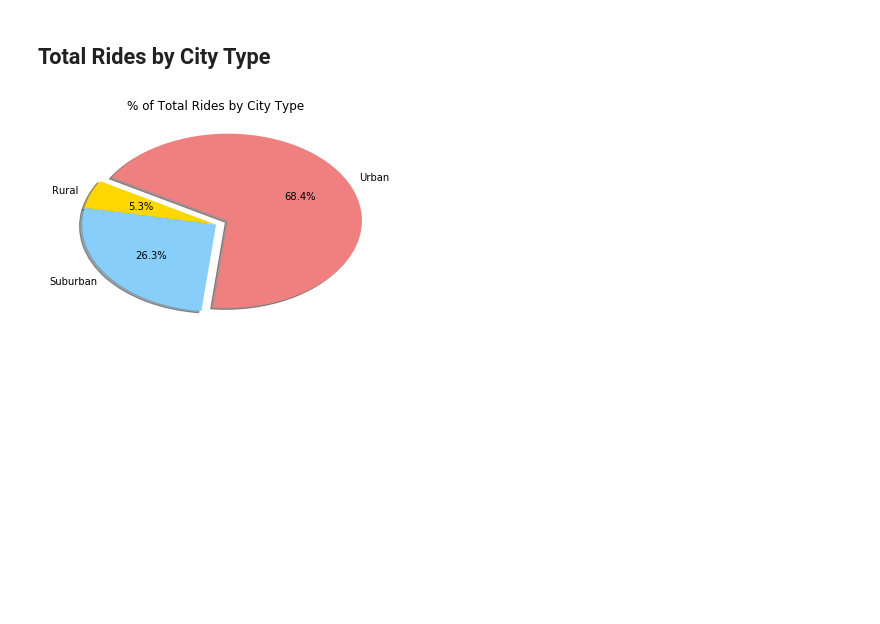
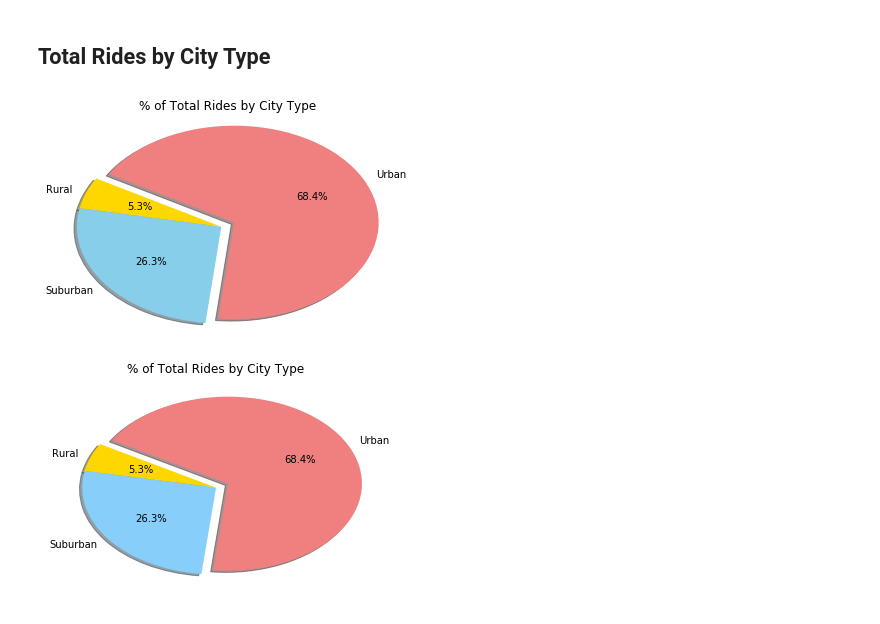
Before and after one commit to ppainuly/Pyber, a Jupyter notebook: pyber_starter.ipynb, the cells around one changed output. Saved outputs shown, nothing was run; the diff lists cells and outputs as text; code cells hidden in the pictures; blank space fills up the shorter version.

```diff
--- a/pyber_starter.ipynb
+++ b/pyber_starter.ipynb
@@ -145,3 +150,25 @@ plt.show()
+# %%
+# Calculate Ride Percents
+type_cities = df_pyber.groupby("type")
+total_rides = type_cities["ride_id"].count()
+
+labels = ['Rural', 'Suburban', 'Urban']
+explode = (0, 0, 0.1)
+colors = ["gold", "skyblue", "lightcoral"]
+
+# Build Pie Chart
+fig, ax = plt.subplots()
+ax.pie(total_rides, explode=explode,colors=colors, labels=labels,autopct="%1.1f%%",
+        shadow=True, startangle=150)
+ax.set_title("% of Total Rides by City Type")
+ax.axis('auto')
+
+# Save Figure
+fig.savefig("TotalRidesByCity.png",bbox_inches="tight",dpi = 150)
+
+plt.show()
+# %% [output]
+[figure, added]
 # %%
 # Show Figure
 plt.show()
```
Also changed, not shown: parts of 7 cells of this notebook.
